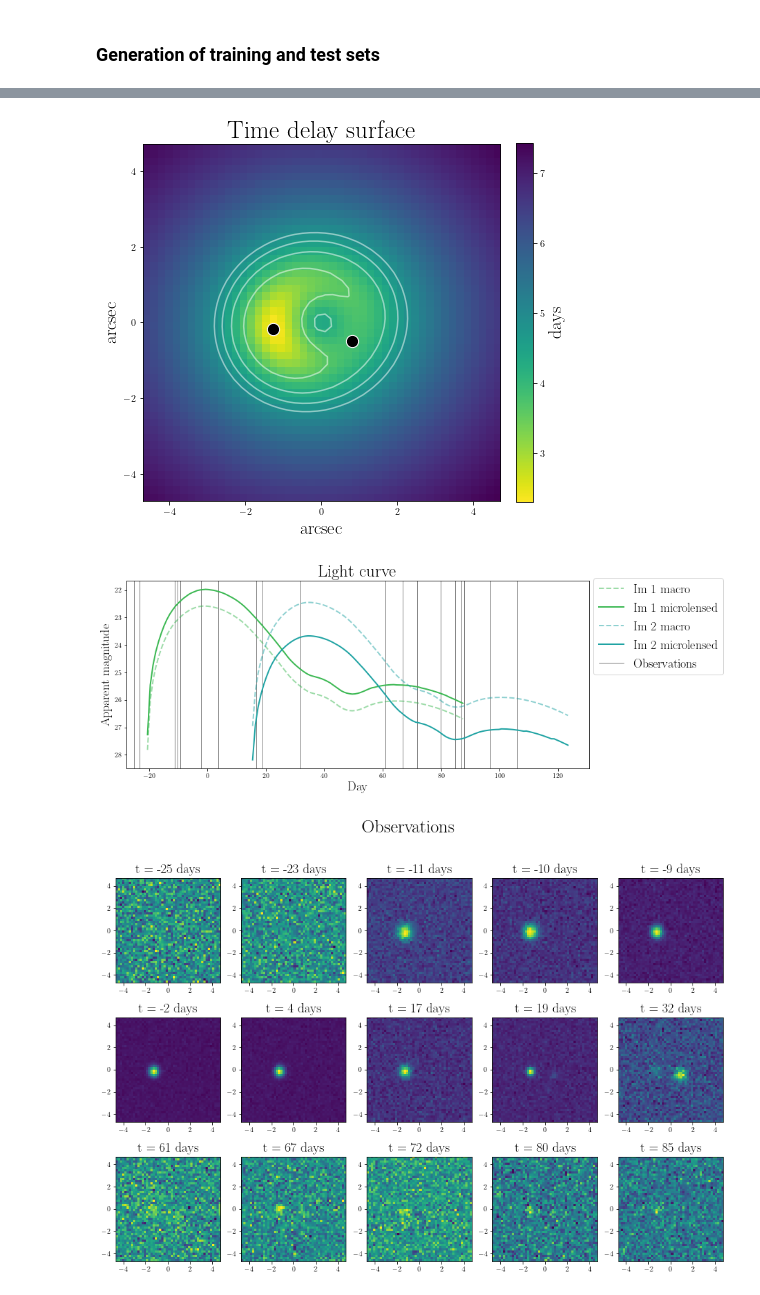
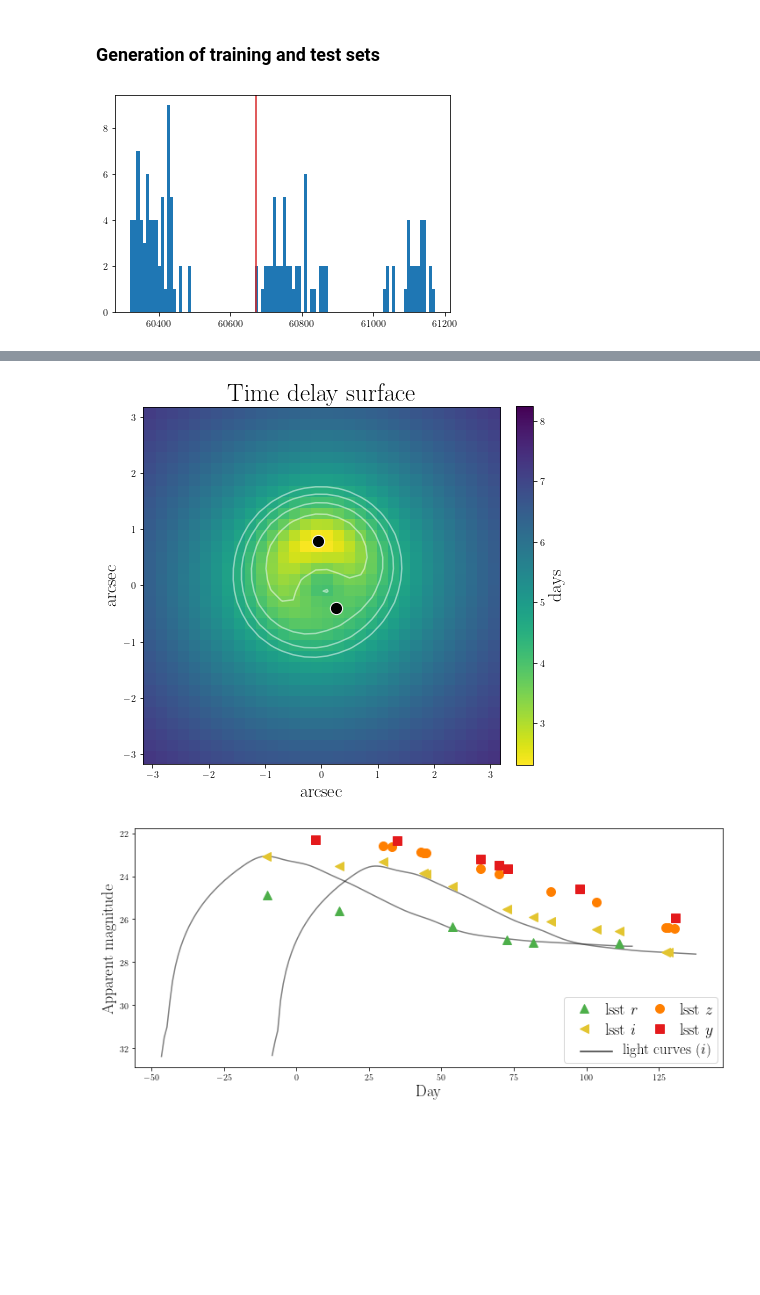
Before and after one commit to Nikki1510/lensed_supernova_simulator_tool, a Jupyter notebook: src/generate_data.ipynb, the cells around one changed output, grey strips where cells are left out. Saved outputs shown, nothing was run; the diff lists cells and outputs as text; code cells hidden in the pictures; blank space fills up the shorter version.

Commit message:
Expand the pipeline to include rizy bands following Catarinas Baseline v2.0 cadence

```diff
--- a/src/generate_data.ipynb
+++ b/src/generate_data.ipynb
@@ -13,9 +14,14 @@ warnings.filterwarnings('ignore')
 
 Sample $z_l$, $z_s$ and $\theta_E$ from MC sample from Wojtak et al. (2019).
 # %%
-lsst = LSST(bandpass='i')
+# ---------------------------------
+telescope = 'LSST'
+bandpasses = ['r', 'i', 'z', 'y']
+# ---------------------------------
 
-z_source_list_, z_lens_list_, theta_E_list_ = lsst.get_z_theta(theta_min=0.1)
+lsst = Telescope(telescope, bandpasses)
+
+z_source_list_, z_lens_list_, theta_E_list_ = lsst.load_z_theta(theta_min=0.1)
 
 lsst.plot_redshifts(z_lens_list_, z_source_list_)
 # %% [output]
@@ -34,0 +40,6 @@ Median inter-night gap:  6.9835000000020955
+# %%
+obs_times, obs_filters = lsst.load_cadence(small_sample=True)
+
+obs_all, obs_r, obs_i, obs_z, obs_y = lsst.get_total_obs_times(obs_times, obs_filters)
+
+lsst.plot_cadence(obs_times, obs_all, obs_r, obs_i, obs_z, obs_y)
@@ -37,19 +50,21 @@ Median inter-night gap:  6.9835000000020955
 # %%
 num_samples = 1               # Total number of lens systems to be generated
 batch_size = 1                # Number of lens systems that is saved together in a batch
-batch = 7                     # Starting number of the batch
+batch = 1                     # Starting number of the batch
 num_images = 2                # Choose between 2 (for doubles) and 4 (for quads)
-bandpass = 'i'                # Choose between 'r', 'i' or 'z'
-obs_upper_limit = 20          # Upper limit of number of observations
+obs_upper_limit = 40          # Upper limit of number of observations
 obs_lower_limit = 5           # Lower limit of number of observations
-fixed_H0 = True               # Bool, if False: vary H0. if True: fix H0 to 70 km/s/Mpc (for the evaluation set)
-add_microlensing = True      # Bool, if False: Only macro magnification. if True: Add effects of microlensing
+fixed_H0 = False              # Bool, if False: vary H0. if True: fix H0 to 70 km/s/Mpc (for the evaluation set)
+add_microlensing = False      # Bool, if False: Only macro magnification. if True: Add effects of microlensing
+
 Show = True                   # Bool, if True: Show figures and print information about the lens systems
 Save = False                  # Bool, if True: Save image time-series
 path = "../processed_data/Cadence_microlensing_evaluationset_doubles2/" # Path to folder in which to save the results
 
 
-simulate_time_series_images(batch_size, batch,  num_samples, num_images, inter_night_gap, z_source_list_, z_lens_list_,
-                            theta_E_list_, lsst, bandpass, add_microlensing, obs_lower_limit, obs_upper_limit,
-                            fixed_H0, Show, Save, path)
+timings, mmtimings = simulate_time_series_images(batch_size, batch,  num_samples, num_images, obs_times,
+                                                 obs_filters, obs_all, z_source_list_, z_lens_list_, theta_E_list_,
+                                                 add_microlensing, telescope, bandpasses,
+                                                 obs_lower_limit, obs_upper_limit, fixed_H0, Show, Save, path)
 # %% [output]
+[figure, new version]
@@ -65,3 +86,2 @@ Time-delay distance:  3589.7543385140466
-[figure, old version]
-[figure, old version]
+[figure, new version]
-[figure, old version]
+[figure, new version]
```
Also changed, not shown: parts of 12 cells of this notebook, 7 other files.
